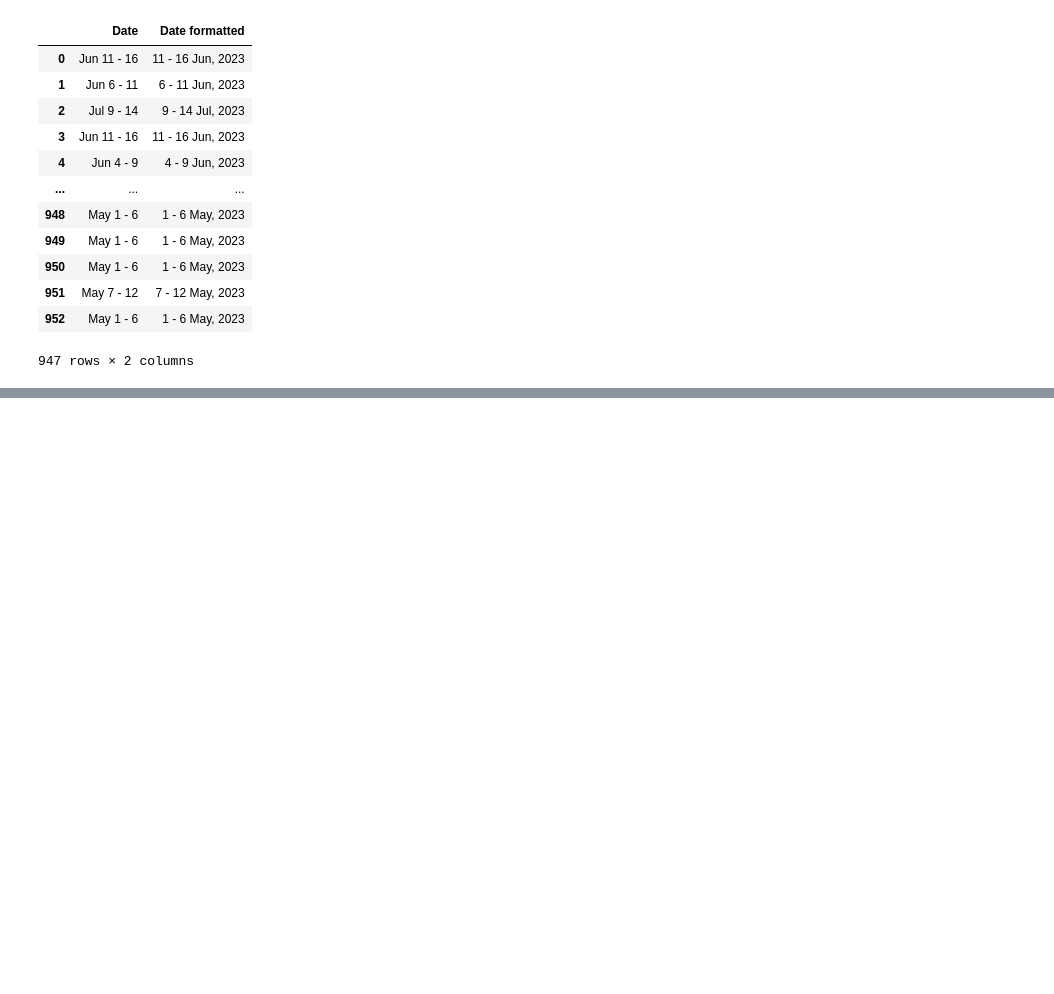
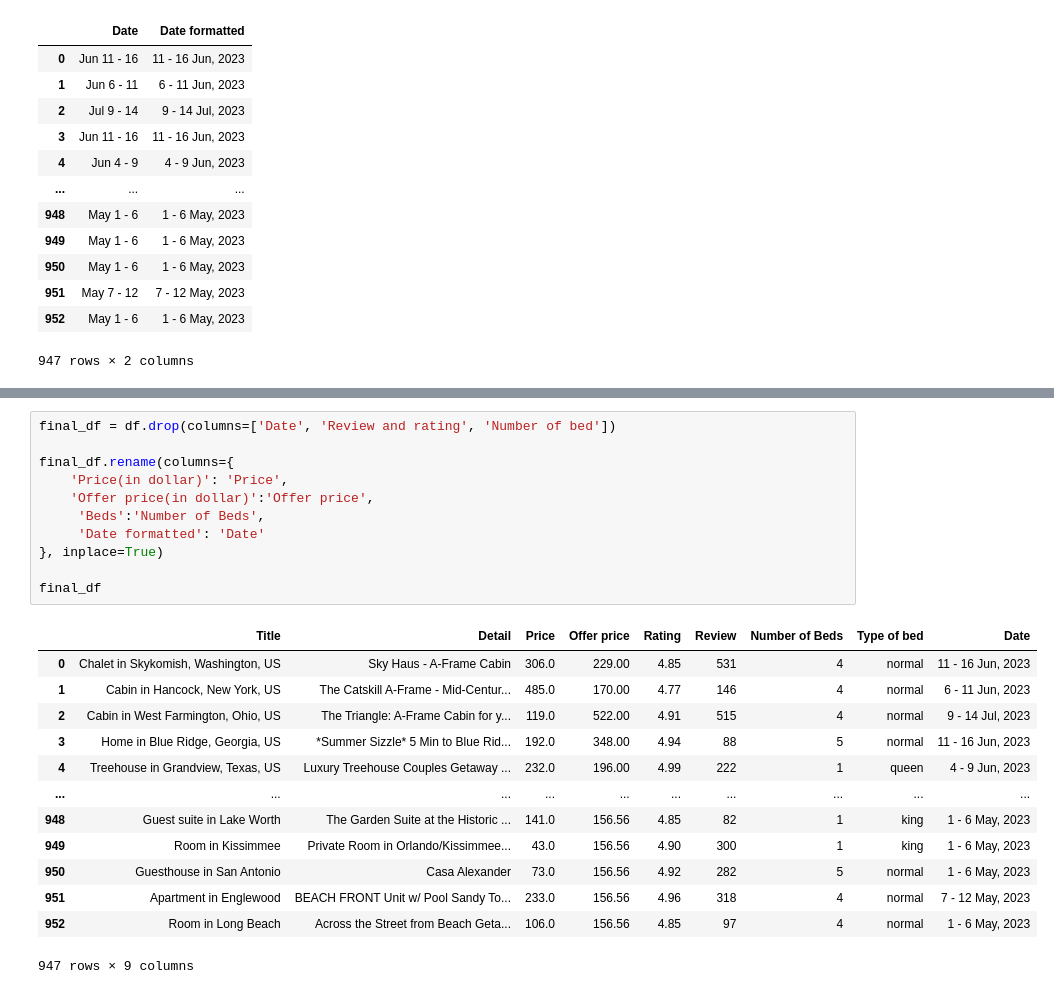
Before and after one commit to khalidkhankakar/EDA-projects-for-Machine-Learning, a Jupyter notebook: Airbnb Listing/main.ipynb, the cells around one changed output, grey strips where cells are left out. Drawn from its saved outputs; the diff is of its cells as text; blank space fills up the shorter version.

Commit message:
prepare the final dataframe

```diff
--- a/Airbnb Listing/main.ipynb
+++ b/Airbnb Listing/main.ipynb
@@ -271,0 +279,25 @@ df[['Date', 'Date formatted']].head()
+# %%
+final_df = df.drop(columns=['Date', 'Review and rating', 'Number of bed'])
+
+final_df.rename(columns={
+    'Price(in dollar)': 'Price',
+    'Offer price(in dollar)':'Offer price',
+     'Beds':'Number of Beds',
+     'Date formatted': 'Date'
+}, inplace=True)
+
+final_df
+# %% [output]
+|  | Title | Detail | Price | Offer price | Rating | Review | Number of Beds | Type of bed | Date |
+| 0 | Chalet in Skykomish, Washington, US | Sky Haus - A-Frame Cabin | 306.0 | 229.00 | 4.85 | 531 | 4 | normal | 11 - 16 Jun, 2023 |
+| 1 | Cabin in Hancock, New York, US | The Catskill A-Frame - Mid-Centur... | 485.0 | 170.00 | 4.77 | 146 | 4 | normal | 6 - 11 Jun, 2023 |
+| 2 | Cabin in West Farmington, Ohio, US | The Triangle: A-Frame Cabin for y... | 119.0 | 522.00 | 4.91 | 515 | 4 | normal | 9 - 14 Jul, 2023 |
+| 3 | Home in Blue Ridge, Georgia, US | *Summer Sizzle* 5 Min to Blue Rid... | 192.0 | 348.00 | 4.94 | 88 | 5 | normal | 11 - 16 Jun, 2023 |
+| 4 | Treehouse in Grandview, Texas, US | Luxury Treehouse Couples Getaway ... | 232.0 | 196.00 | 4.99 | 222 | 1 | queen | 4 - 9 Jun, 2023 |
+| ... | ... | ... | ... | ... | ... | ... | ... | ... | ... |
+| 948 | Guest suite in Lake Worth | The Garden Suite at the Historic ... | 141.0 | 156.56 | 4.85 | 82 | 1 | king | 1 - 6 May, 2023 |
+| 949 | Room in Kissimmee | Private Room in Orlando/Kissimmee... | 43.0 | 156.56 | 4.90 | 300 | 1 | king | 1 - 6 May, 2023 |
+| 950 | Guesthouse in San Antonio | Casa Alexander | 73.0 | 156.56 | 4.92 | 282 | 5 | normal | 1 - 6 May, 2023 |
+| 951 | Apartment in Englewood | BEACH FRONT Unit w/ Pool Sandy To... | 233.0 | 156.56 | 4.96 | 318 | 4 | normal | 7 - 12 May, 2023 |
+| 952 | Room in Long Beach | Across the Street from Beach Geta... | 106.0 | 156.56 | 4.85 | 97 | 4 | normal | 1 - 6 May, 2023 |
+947 rows × 9 columns
```
Also changed, not shown: parts of 1 cell of this notebook.
